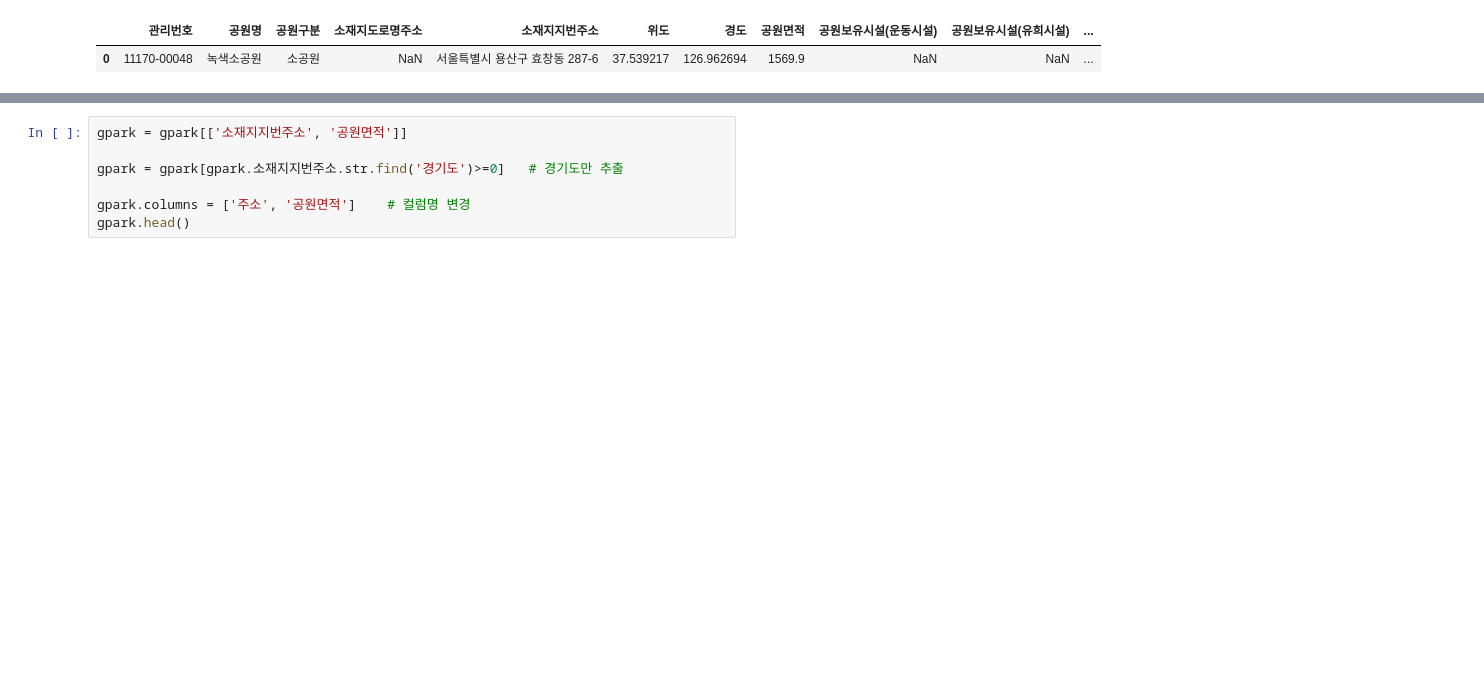
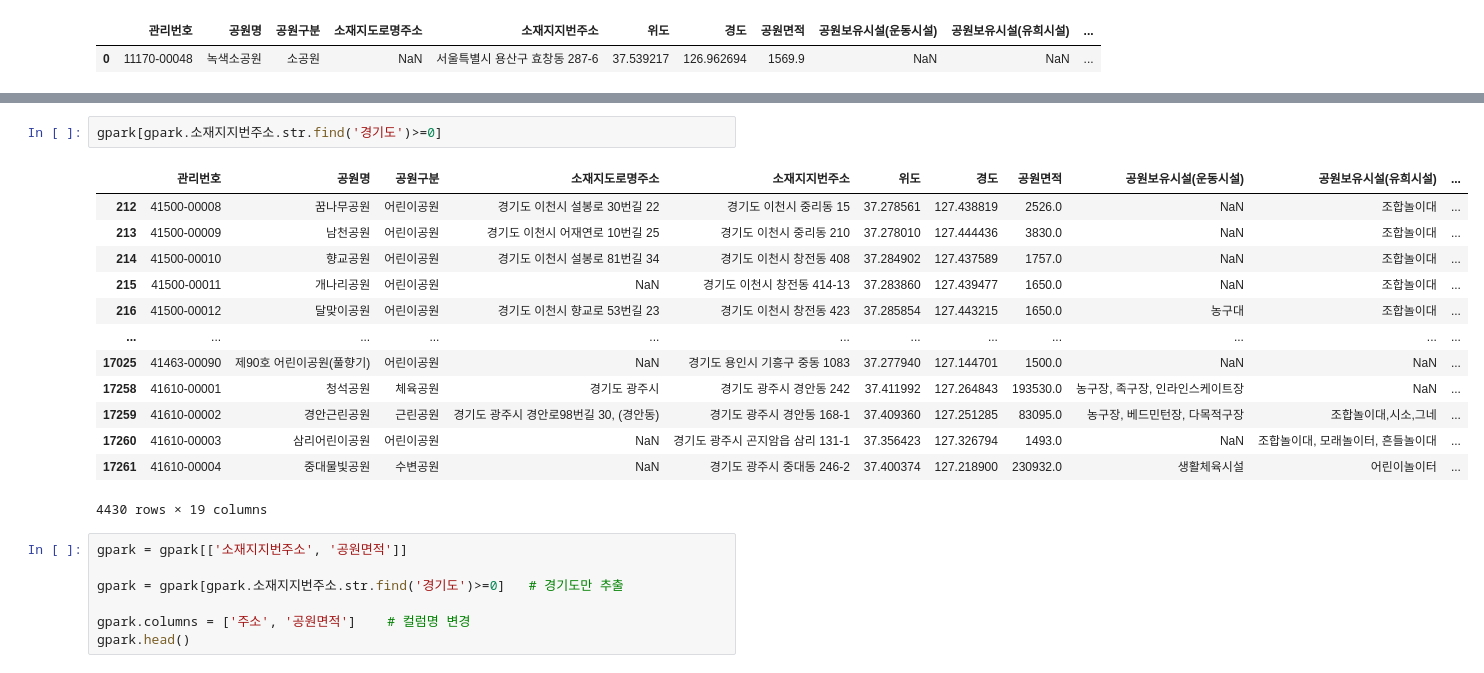
Before and after one commit to ssmpet/DataAnalysis_Lecture-2023.04, a Jupyter notebook: 04.지도시각화/14.경기도공원단계구분도.ipynb, the cells around one changed output, grey strips where cells are left out. Saved outputs shown, nothing was run; the diff lists cells and outputs as text; blank space fills up the shorter version.

```diff
--- a/04.지도시각화/14.경기도공원단계구분도.ipynb
+++ b/04.지도시각화/14.경기도공원단계구분도.ipynb
@@ -16,3 +27,19 @@ gpark.head(1)
+# %%
+gpark[gpark.소재지지번주소.str.find('경기도')>=0]
+# %% [output]
+|  | 관리번호 | 공원명 | 공원구분 | 소재지도로명주소 | 소재지지번주소 | 위도 | 경도 | 공원면적 | 공원보유시설(운동시설) | 공원보유시설(유희시설) | ... |
+| 212 | 41500-00008 | 꿈나무공원 | 어린이공원 | 경기도 이천시 설봉로 30번길 22 | 경기도 이천시 중리동 15 | 37.278561 | 127.438819 | 2526.0 | NaN | 조합놀이대 | ... |
+| 213 | 41500-00009 | 남천공원 | 어린이공원 | 경기도 이천시 어재연로 10번길 25 | 경기도 이천시 중리동 210 | 37.278010 | 127.444436 | 3830.0 | NaN | 조합놀이대 | ... |
+| 214 | 41500-00010 | 향교공원 | 어린이공원 | 경기도 이천시 설봉로 81번길 34 | 경기도 이천시 창전동 408 | 37.284902 | 127.437589 | 1757.0 | NaN | 조합놀이대 | ... |
+| 215 | 41500-00011 | 개나리공원 | 어린이공원 | NaN | 경기도 이천시 창전동 414-13 | 37.283860 | 127.439477 | 1650.0 | NaN | 조합놀이대 | ... |
+| 216 | 41500-00012 | 달맞이공원 | 어린이공원 | 경기도 이천시 향교로 53번길 23 | 경기도 이천시 창전동 423 | 37.285854 | 127.443215 | 1650.0 | 농구대 | 조합놀이대 | ... |
+| ... | ... | ... | ... | ... | ... | ... | ... | ... | ... | ... | ... |
+| 17025 | 41463-00090 | 제90호 어린이공원(풀향기) | 어린이공원 | NaN | 경기도 용인시 기흥구 중동 1083 | 37.277940 | 127.144701 | 1500.0 | NaN | NaN | ... |
+| 17258 | 41610-00001 | 청석공원 | 체육공원 | 경기도 광주시 | 경기도 광주시 경안동 242 | 37.411992 | 127.264843 | 193530.0 | 농구장, 족구장, 인라인스케이트장 | NaN | ... |
+| 17259 | 41610-00002 | 경안근린공원 | 근린공원 | 경기도 광주시 경안로98번길 30, (경안동) | 경기도 광주시 경안동 168-1 | 37.409360 | 127.251285 | 83095.0 | 농구장, 베드민턴장, 다목적구장 | 조합놀이대,시소,그네 | ... |
+| 17260 | 41610-00003 | 삼리어린이공원 | 어린이공원 | NaN | 경기도 광주시 곤지암읍 삼리 131-1 | 37.356423 | 127.326794 | 1493.0 | NaN | 조합놀이대, 모래놀이터, 흔들놀이대 | ... |
+| 17261 | 41610-00004 | 중대물빛공원 | 수변공원 | NaN | 경기도 광주시 중대동 246-2 | 37.400374 | 127.218900 | 230932.0 | 생활체육시설 | 어린이놀이터 | ... |
+4430 rows × 19 columns
 # %%
 gpark = gpark[['소재지지번주소', '공원면적']]
 
```
Also changed, not shown: parts of 2 cells of this notebook, 2 other files.
